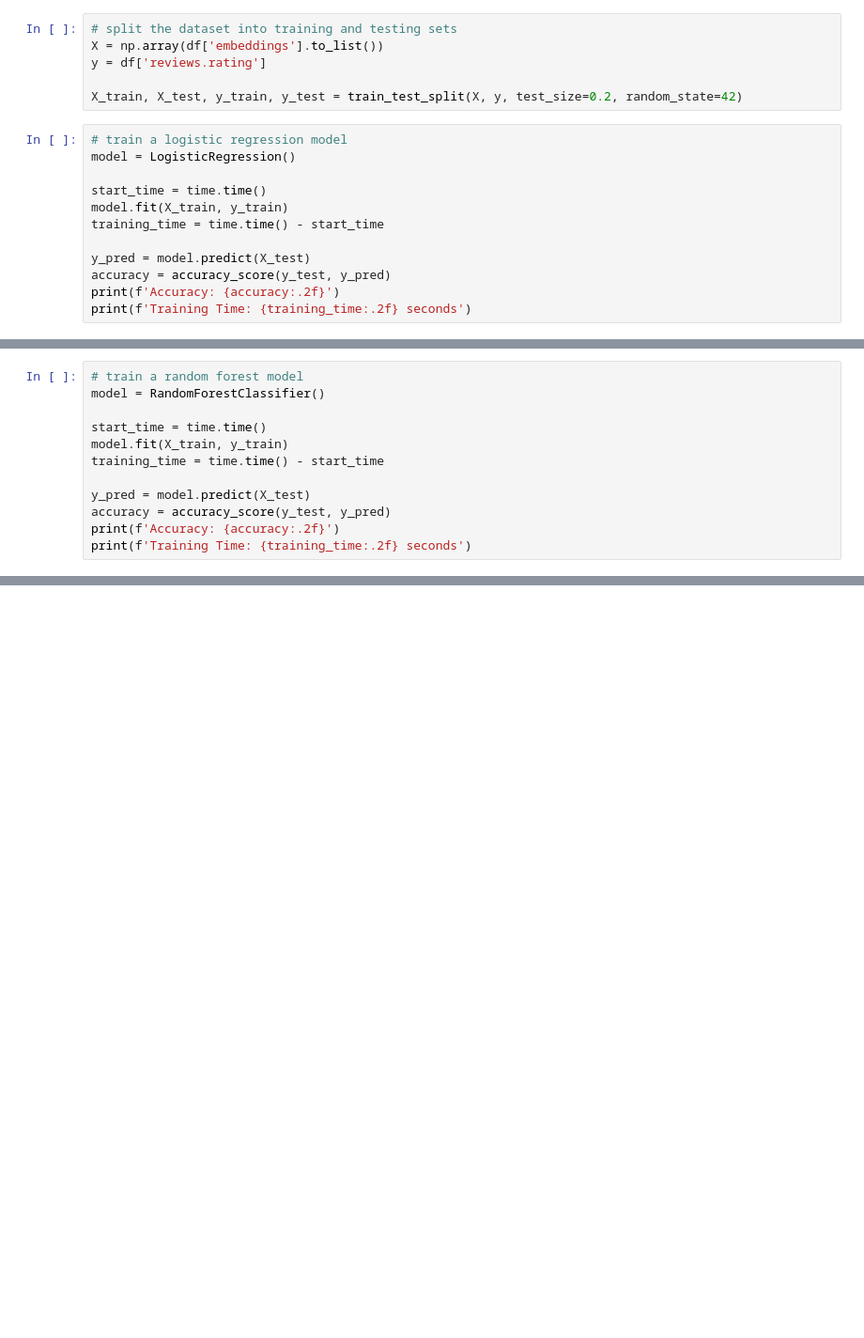
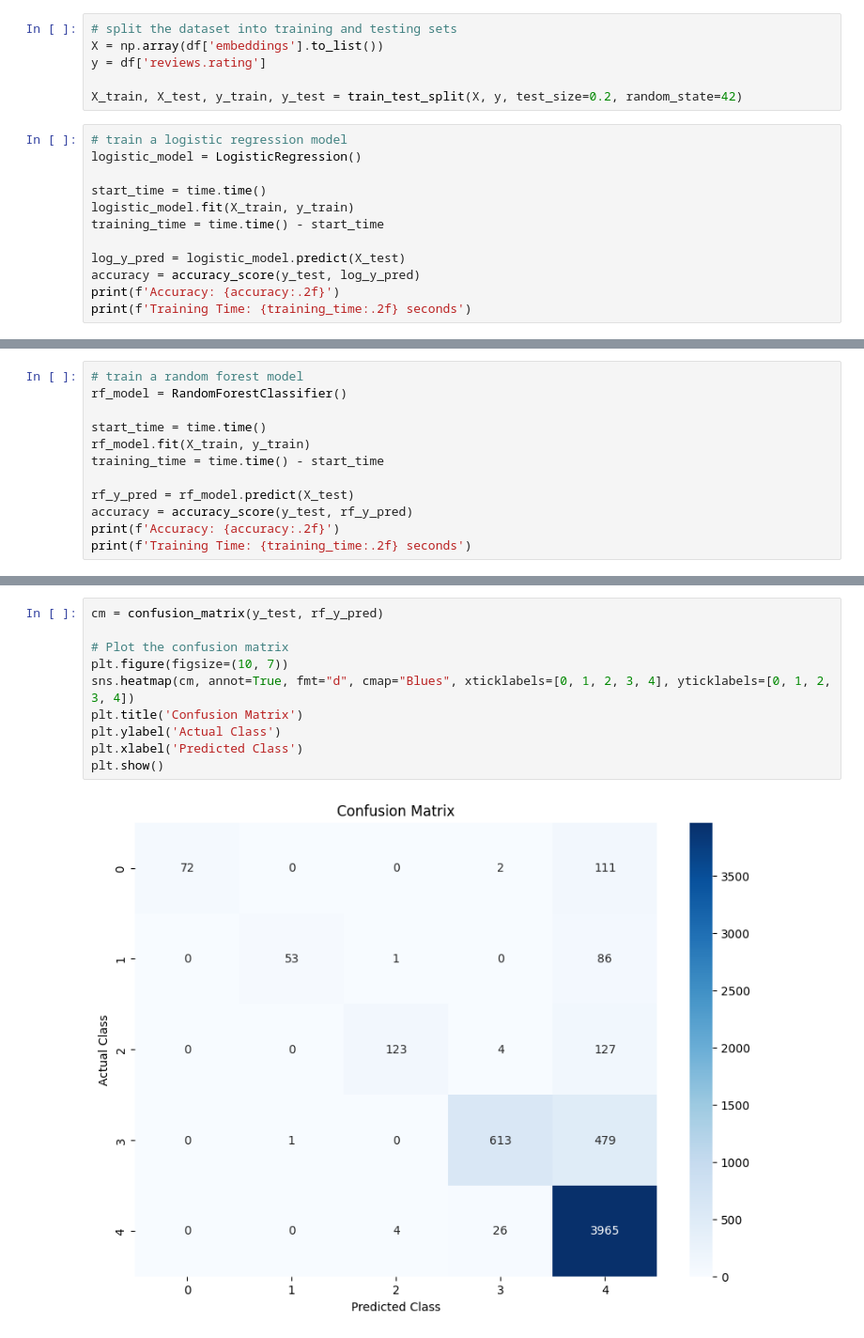
Before and after one commit to Mtortolani/Amazon-Review-Sentiment-Analysis, a Jupyter notebook: notebooks/main.ipynb, the cells around one changed output, grey strips where cells are left out. Shown at 94% size. Saved outputs shown, nothing was run; the diff lists cells and outputs as text; blank space fills up the shorter version.

```diff
--- a/notebooks/main.ipynb
+++ b/notebooks/main.ipynb
@@ -175,14 +186,14 @@ y = df['reviews.rating']
 X_train, X_test, y_train, y_test = train_test_split(X, y, test_size=0.2, random_state=42)
 # %%
 # train a logistic regression model
-model = LogisticRegression()
+logistic_model = LogisticRegression()
 
 start_time = time.time()
-model.fit(X_train, y_train)
+logistic_model.fit(X_train, y_train)
 training_time = time.time() - start_time
 
-y_pred = model.predict(X_test)
-accuracy = accuracy_score(y_test, y_pred)
+log_y_pred = logistic_model.predict(X_test)
+accuracy = accuracy_score(y_test, log_y_pred)
 print(f'Accuracy: {accuracy:.2f}')
 print(f'Training Time: {training_time:.2f} seconds')
 # %% [output]
@@ -191,13 +202,13 @@ Training Time: 1.72 seconds
 # %%
 # train a random forest model
-model = RandomForestClassifier()
+rf_model = RandomForestClassifier()
 
 start_time = time.time()
-model.fit(X_train, y_train)
+rf_model.fit(X_train, y_train)
 training_time = time.time() - start_time
 
-y_pred = model.predict(X_test)
-accuracy = accuracy_score(y_test, y_pred)
+rf_y_pred = rf_model.predict(X_test)
+accuracy = accuracy_score(y_test, rf_y_pred)
 print(f'Accuracy: {accuracy:.2f}')
 print(f'Training Time: {training_time:.2f} seconds')
 # %% [output]
@@ -205,0 +246,12 @@ Training Time: 48.69 seconds
+# %%
+cm = confusion_matrix(y_test, rf_y_pred)
+
+# Plot the confusion matrix
+plt.figure(figsize=(10, 7))
+sns.heatmap(cm, annot=True, fmt="d", cmap="Blues", xticklabels=[0, 1, 2, 3, 4], yticklabels=[0, 1, 2, 3, 4])
+plt.title('Confusion Matrix')
+plt.ylabel('Actual Class')
+plt.xlabel('Predicted Class')
+plt.show()
+# %% [output]
+[figure, added]
```
Also changed, not shown: parts of 9 cells of this notebook.
